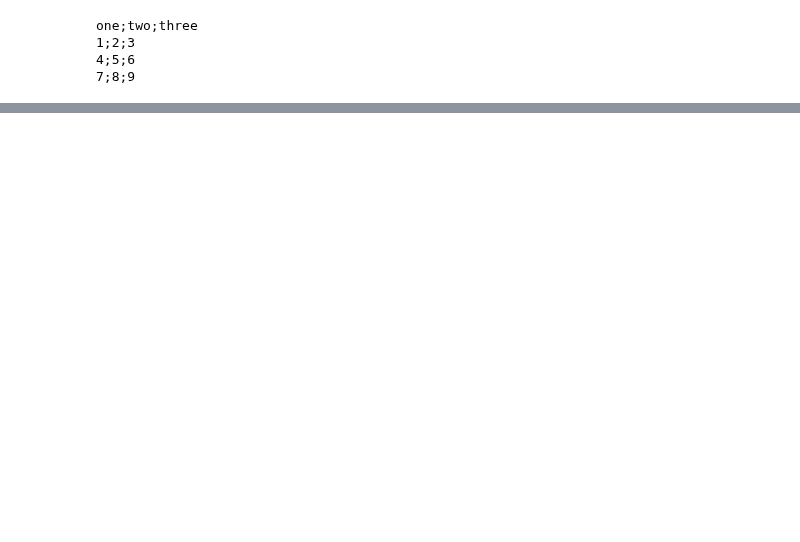
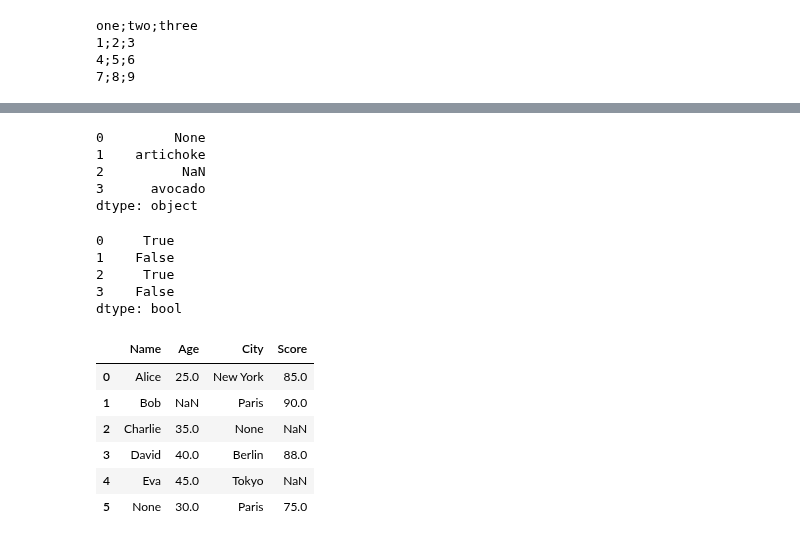
Before and after one commit to Asaduzzaman-Sheikh/data-science-journey, a Jupyter notebook: Week 6/Pandas.ipynb, the cells around one changed output, grey strips where cells are left out. Saved outputs shown, nothing was run; the diff lists cells and outputs as text; code cells hidden in the pictures; blank space fills up the shorter version.

Commit message:
Work with Pandas Data Cleaning and Preparation - Handling Missing Data

```diff
--- a/Week 6/Pandas.ipynb
+++ b/Week 6/Pandas.ipynb
@@ -1453,0 +1444,36 @@ one;two;three
+# %%
+string_data
+# %% [output]
+0         None
+1    artichoke
+2          NaN
+3      avocado
+dtype: object
+# %%
+string_data.isnull()
+# %% [output]
+0     True
+1    False
+2     True
+3    False
+dtype: bool
+# %%
+# Creating a Sample Messy DataFrame
+data = {
+    'Name': ['Alice','Bob','Charlie','David','Eva', None],
+    'Age': [25,np.nan,35,40,45,30],
+    'City': ['New York','Paris',None,'Berlin','Tokyo','Paris'],
+    'Score': [85,90,None,88, np.nan,75]
+}
+# %%
+df = pd.DataFrame(data)
+# %%
+df
+# %% [output]
+|  | Name | Age | City | Score |
+| 0 | Alice | 25.0 | New York | 85.0 |
+| 1 | Bob | NaN | Paris | 90.0 |
+| 2 | Charlie | 35.0 | None | NaN |
+| 3 | David | 40.0 | Berlin | 88.0 |
+| 4 | Eva | 45.0 | Tokyo | NaN |
+| 5 | None | 30.0 | Paris | 75.0 |
```
Also changed, not shown: parts of 85 cells of this notebook.
